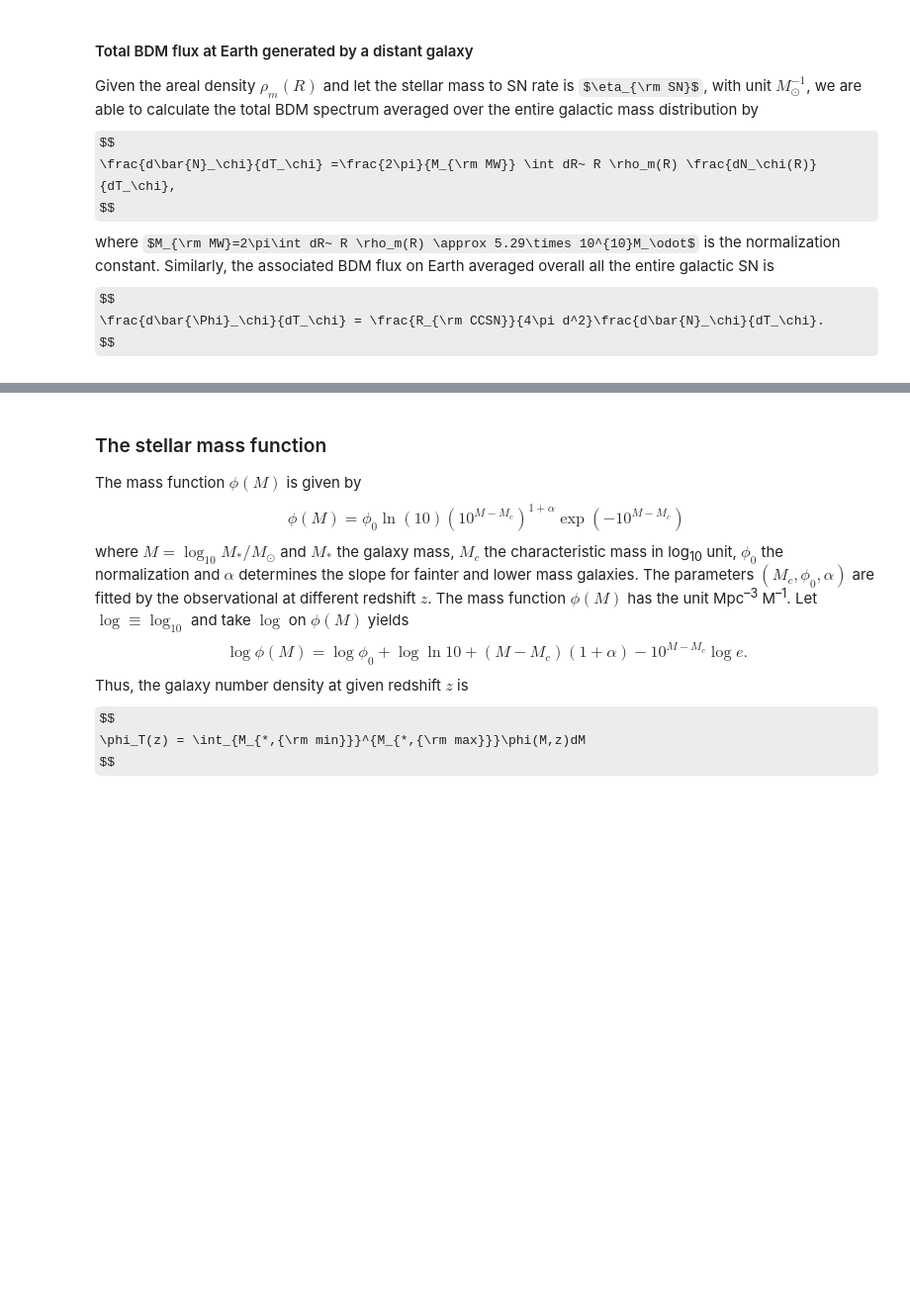
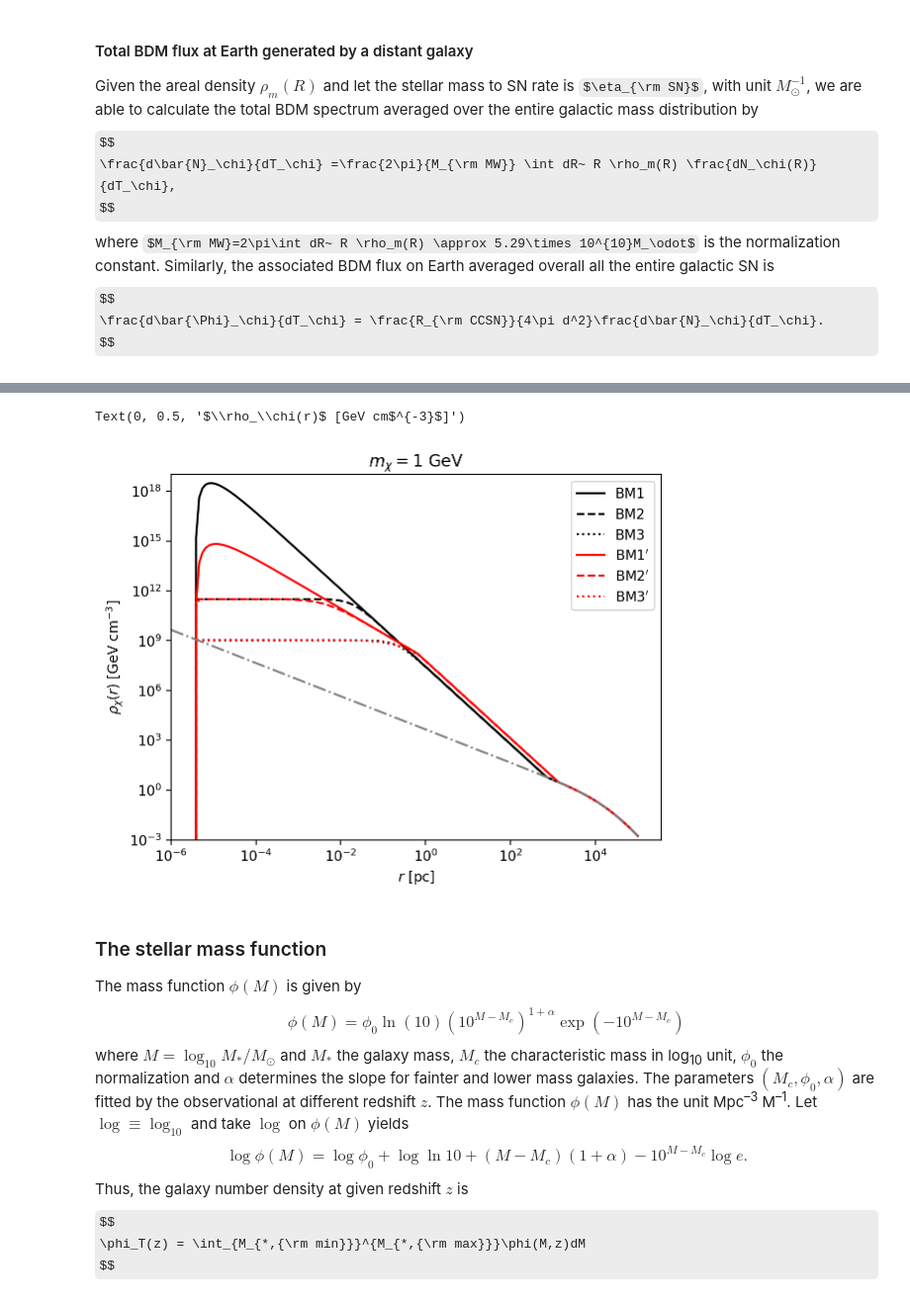
Before and after one commit to yenhsunlin/dsnbBDM, a Jupyter notebook: dsnbBDM.ipynb, the cells around one changed output, grey strips where cells are left out. Shown at 99% size. Saved outputs shown, nothing was run; the diff lists cells and outputs as text; code cells hidden in the pictures; some formulas as TeX source; blank space fills up the shorter version.

```diff
--- a/dsnbBDM.ipynb
+++ b/dsnbBDM.ipynb
@@ -49,7 +56,10 @@ class constant:
     me = 0.511
     mn = 939.564
     mp = 938.272
-    Msun = 1.115e57
+    Msun = 1.115e60
+
+    # masses (kg)
+    Msun_kg = 1.981e30
 
     # lengths (cm)
     kpc2cm = 3.085e21
@@ -67,6 +77,7 @@ class constant:
     Omega_0r = 0.0023
     Omega_0 = 1.0023
     D_H0 = 4280 # Mpc
+    G = 6.6743e-11  # meter^3 kg^-1 s^-2
 # %% [markdown]
 ### Milky Way mass distribution functions
 
@@ -434 +667,39 @@ def sigma0(Ev,theta_c):
+# %%
+rList = np.logspace(-6,5,150)
+rhoxList1 = []
+rhoxList2 = []
+rhoxList3 = []
+rhoxList1p = []
+rhoxList2p = []
+rhoxList3p = []
+nfw = []
+for r in rList:
+    rhoxList1.append(haloSpike.nxSpike(r/1e3,1e7,1000,sigv=0,alpha=7/3))
+    rhoxList2.append(haloSpike.nxSpike(r/1e3,1e7,1000,sigv=0.01,alpha=7/3))
+    rhoxList3.append(haloSpike.nxSpike(r/1e3,1e7,1000,sigv=3,alpha=7/3))
+    rhoxList1p.append(haloSpike.nxSpike(r/1e3,1e7,1000,sigv=0))
+    rhoxList2p.append(haloSpike.nxSpike(r/1e3,1e7,1000,sigv=0.01))
+    rhoxList3p.append(haloSpike.nxSpike(r/1e3,1e7,1000,sigv=3))
+    nfw.append(nx(r/1e3,1000))
+# %%
+plt.plot(rList,rhoxList1,color='black',label='BM1')
+plt.plot(rList,rhoxList2,'--',color='black',label='BM2')
+plt.plot(rList,rhoxList3,':',color='black',label='BM3')
+plt.plot(rList,rhoxList1p,color='red',label='BM1$^\prime$')
+plt.plot(rList,rhoxList2p,'--',color='red',label='BM2$^\prime$')
+plt.plot(rList,rhoxList3p,':',color='red',label='BM3$^\prime$')
+plt.plot(rList,nfw,'-.',color='grey')
+
+plt.legend()
+plt.title(r'$m_\chi=1$ GeV')
+plt.xscale('log')
+plt.yscale('log')
+plt.xlim(1e-6)
+plt.ylim(1e-3,1e19)
+plt.xlabel(r'$r$ [pc]')
+plt.ylabel(r'$\rho_\chi(r)$ [GeV cm$^{-3}$]')
+#plt.savefig('figures/spike.pdf',bbox_inches='tight')
+# %% [output]
+Text(0, 0.5, '$\\rho_\\chi(r)$ [GeV cm$^{-3}$]')
+[figure, added]
 # %%
```
Also changed, not shown: parts of 16 cells of this notebook, 4 other files.
